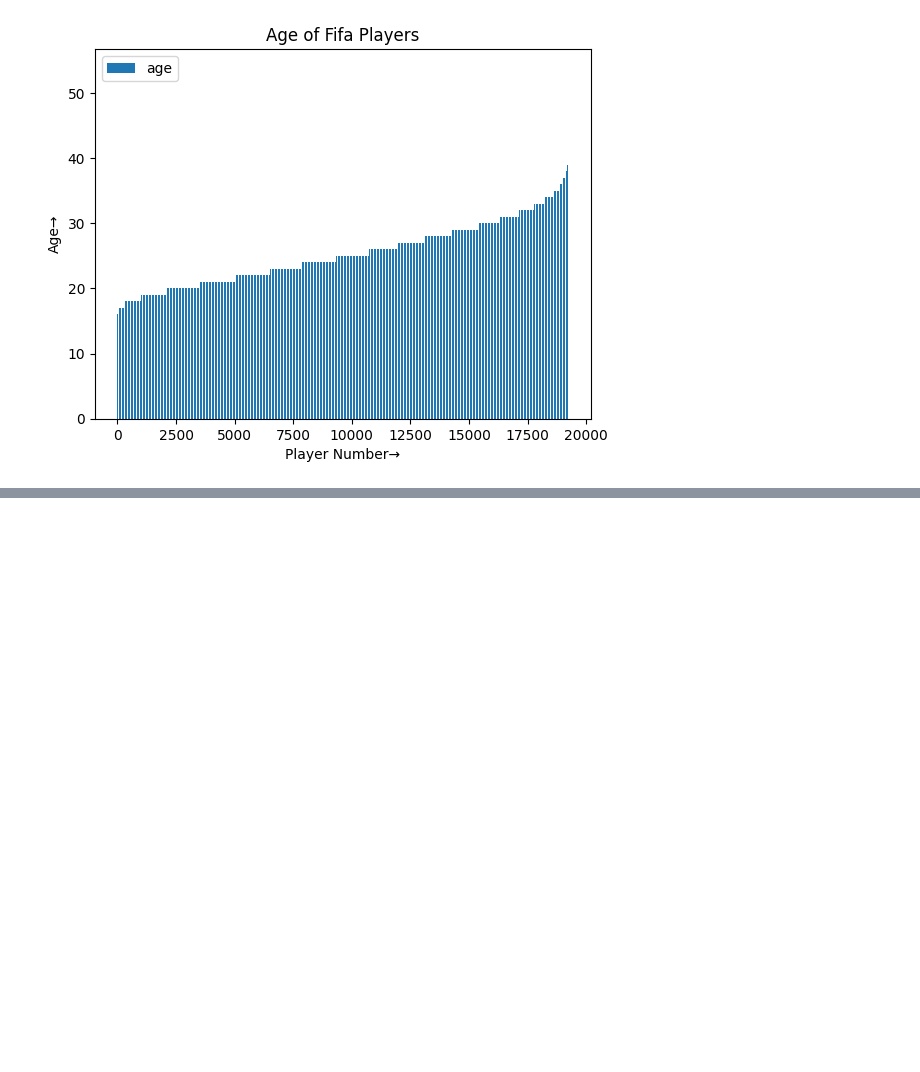
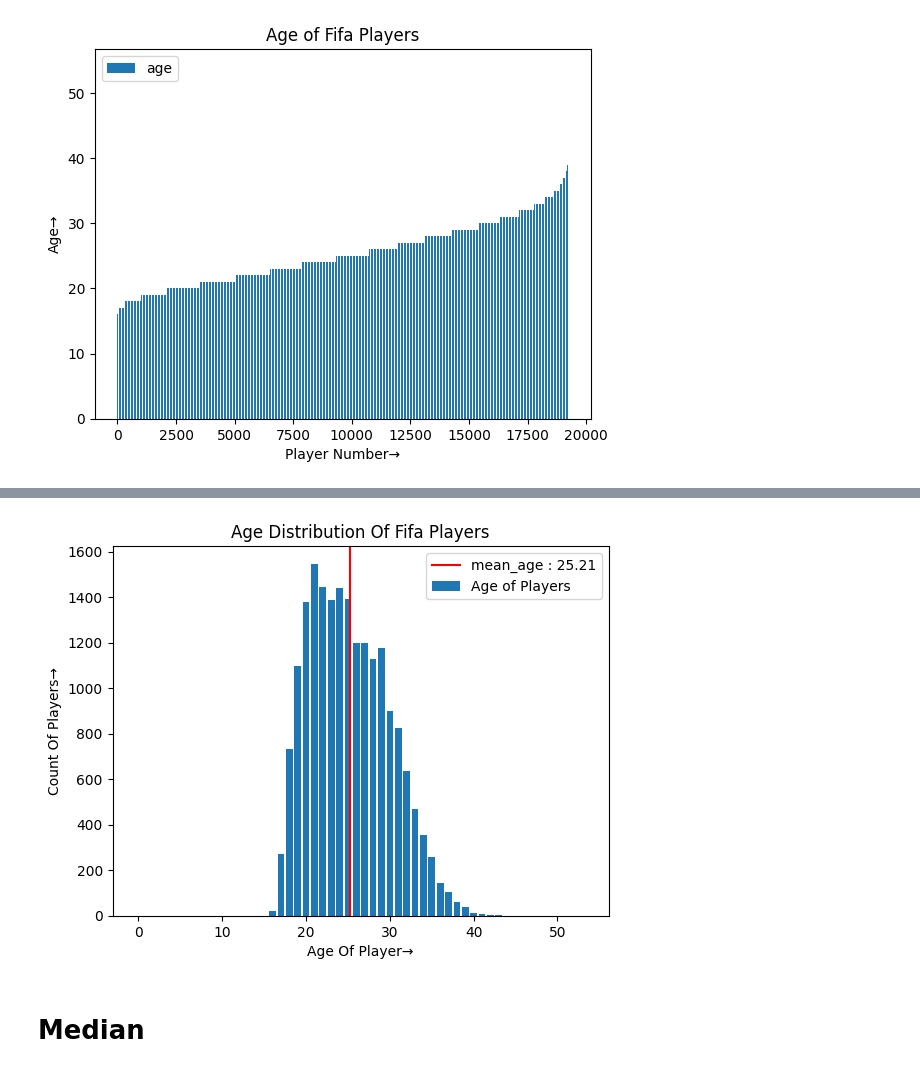
Before and after one commit to TamangLhoSantosh/2nd-Year-Assignment, a Jupyter notebook: Sem II/AI/AI-02.ipynb, the cells around one changed output, grey strips where cells are left out. Cells and saved outputs as stored; diff of their text form; code cells hidden in the pictures; blank space fills up the shorter version.

```diff
--- a/Sem II/AI/AI-02.ipynb
+++ b/Sem II/AI/AI-02.ipynb
@@ -120,0 +141,25 @@ $$\bar(x) = \fran$$
+# %%
+# let's club same age together and form counts of the age
+
+from collections import Counter
+
+age_counts = Counter(age)
+
+xs = range(max(age))
+ys = [age_counts[x] for x in xs]
+# %%
+plt.bar(xs, ys, label='Age of Players')
+
+plt.axvline(mean_age, color='r', label='mean_age' + " : " + str(round(mean_age, 2)))
+
+plt.title("Age Distribution Of Fifa Players")
+plt.xlabel("Age Of Player" + u"\u2192")
+plt.ylabel("Count Of Players" + u"\u2192")
+
+plt.legend()
+
+plt.show()
+# %% [output]
+[figure, added]
+# %% [markdown]
+# Median
```
Also changed, not shown: parts of 11 cells of this notebook.
